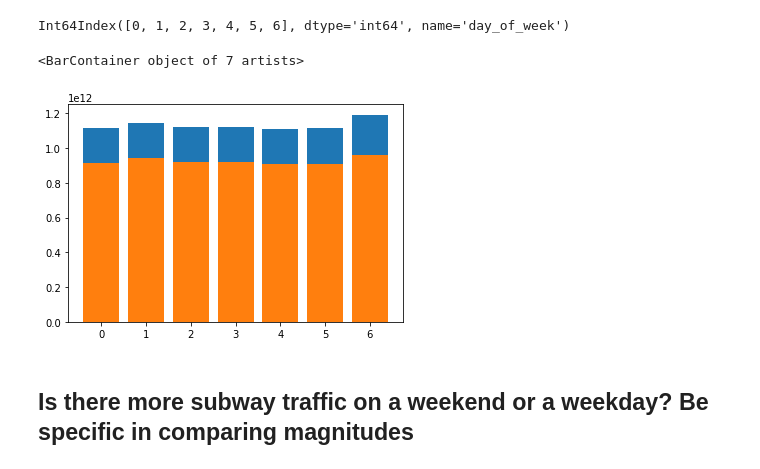
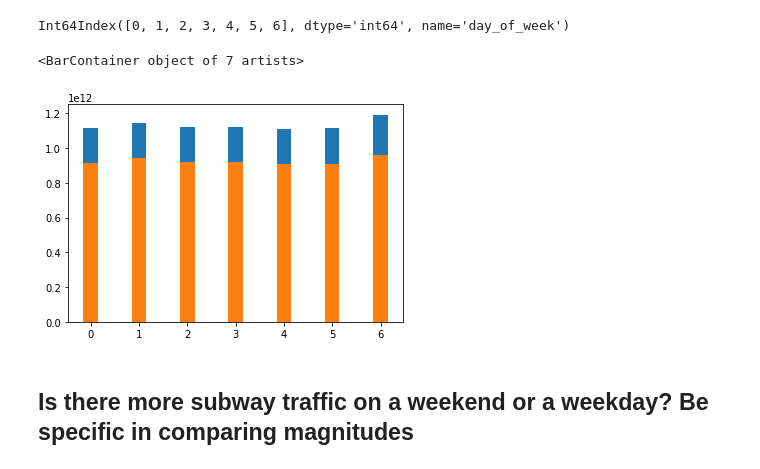
Before and after one commit to ortsed/dsc-pandas-series-and-dataframes-lab-dc-ds-career-042219, a Jupyter notebook: index.ipynb, the cells around one changed output. Drawn from its saved outputs; the diff is of its cells as text; code cells hidden in the pictures.

```diff
--- a/index.ipynb
+++ b/index.ipynb
@@ -127,11 +127,11 @@ entries.index
 Int64Index([0, 1, 2, 3, 4, 5, 6], dtype='int64', name='day_of_week')
 # %%
 ax = plt.subplot(111)
-ax.bar(entries.index, entries['entries'], width=.3, align='center')
-ax.bar(entries.index, entries['exits'], walign='center')
+ax.bar(entries.index, entries['entries'], color="b", width=.3, align='center')
+ax.bar(entries.index, entries['exits'], width=.3, align='center')
 # %% [output]
 <BarContainer object of 7 artists>
-[figure, old version]
+[figure, new version]
 # %% [markdown]
 ## Is there more subway traffic on a weekend or a weekday?    Be specific in comparing magnitudes
 # %%
```
